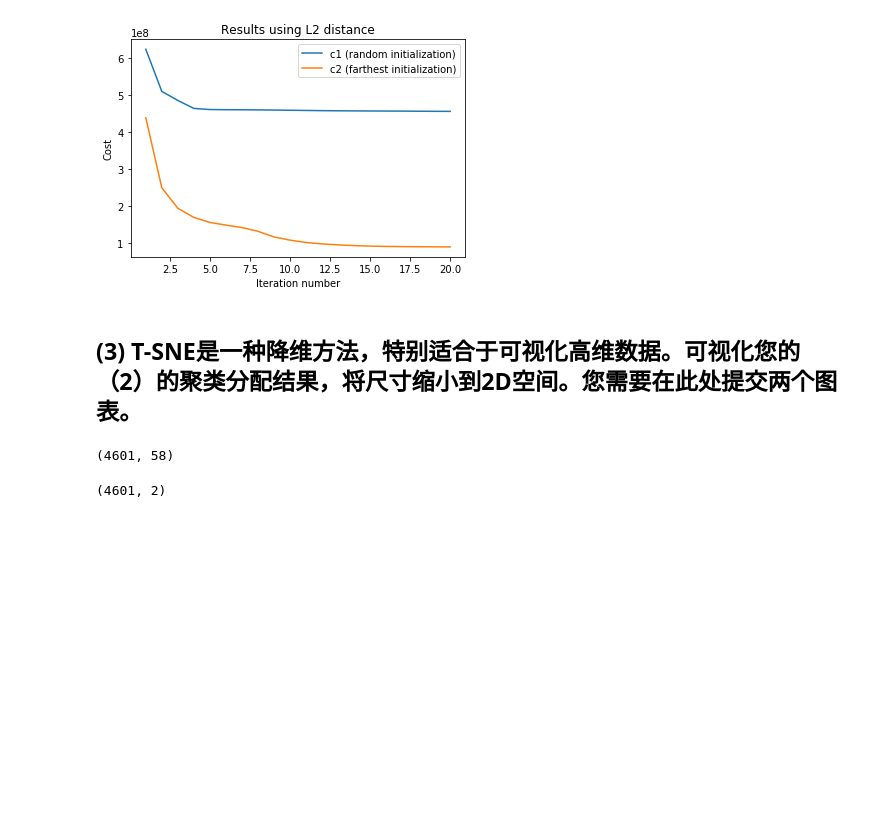
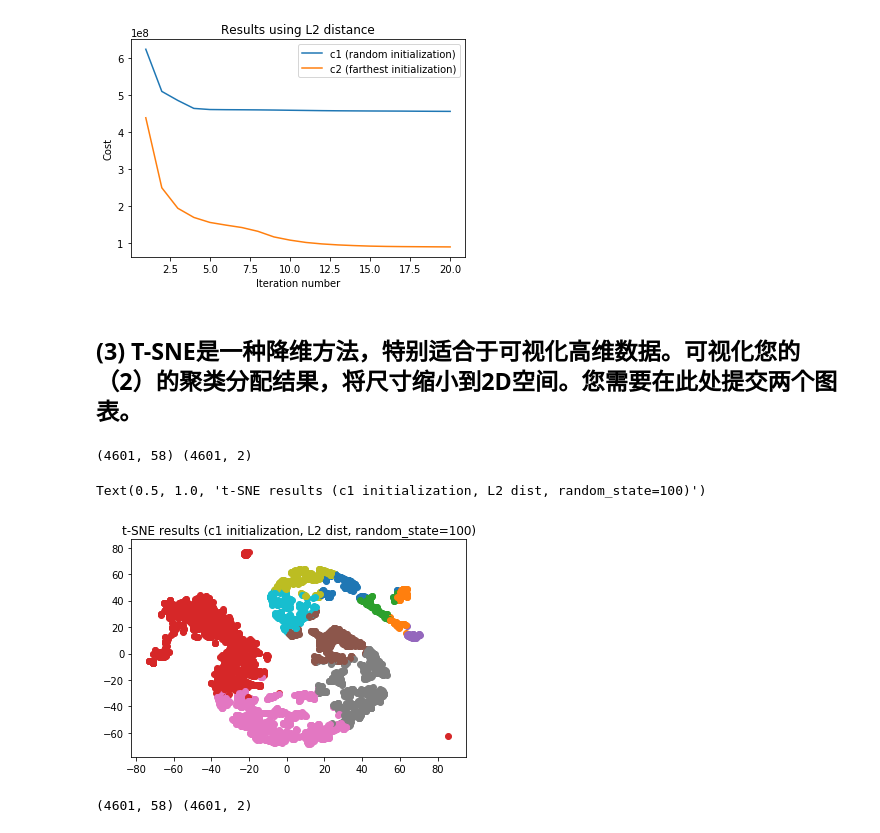
Before and after one commit to JingQian87/BigData, a Jupyter notebook: HW1/HW1_BigData_1.ipynb, the cells around one changed output. Cells and saved outputs as stored; diff of their text form; code cells hidden in the pictures; blank space fills up the shorter version.

```diff
--- a/HW1/HW1_BigData_1.ipynb
+++ b/HW1/HW1_BigData_1.ipynb
@@ -166,13 +162,34 @@ plt.savefig('/content/gdrive/My Drive/BigData/q1/Q1_2.png')
 ## (3) T-SNE是一种降维方法，特别适合于可视化高维数据。可视化您的（2）的聚类分配结果，将尺寸缩小到2D空间。您需要在此处提交两个图表。
 # %%
 from sklearn.manifold import TSNE
-# %%
-data_np = np.array(data.collect())
-data_np.shape
-# %% [output]
-(4601, 58)
-# %%
-data_embedded = TSNE(n_components=2).fit_transform(data_np)
-data_embedded.shape
-# %% [output]
-(4601, 2)
+# %%
+data12_np = np.array(data12.collect())
+keys12 = data12_np[:,0]
+# %%
+values12 = []
+for i in data12_np:
+  values12.append(i[1][0])
+values12_embedded = TSNE(n_components=2, random_state=100).fit_transform(values12)
+print(np.shape(values12), np.shape(values12_embedded))
+# %% [output]
+(4601, 58) (4601, 2)
+# %%
+colors = ['#1f77b4', '#ff7f0e', '#2ca02c', '#d62728', '#9467bd',
+ '#8c564b', '#e377c2', '#7f7f7f', '#bcbd22', '#17becf']
+
+for i in range(len(keys)):
+  plt.scatter(values12_embedded[i][0], values12_embedded[i][1], color=colors[keys[i]])
+plt.title("t-SNE results (c1 initialization, L2 dist, random_state=100)")
+# %% [output]
+Text(0.5, 1.0, 't-SNE results (c1 initialization, L2 dist, random_state=100)')
+[figure, added]
+# %%
+data22_np = np.array(data22.collect())
+keys22 = data22_np[:,0]
+values22 = []
+for i in data22_np:
+  values22.append(i[1][0])
+values22_embedded = TSNE(n_components=2, random_state=100).fit_transform(values22)
+print(np.shape(values22), np.shape(values22_embedded))
+# %% [output]
+(4601, 58) (4601, 2)
```
Also changed, not shown: parts of 4 cells of this notebook.
